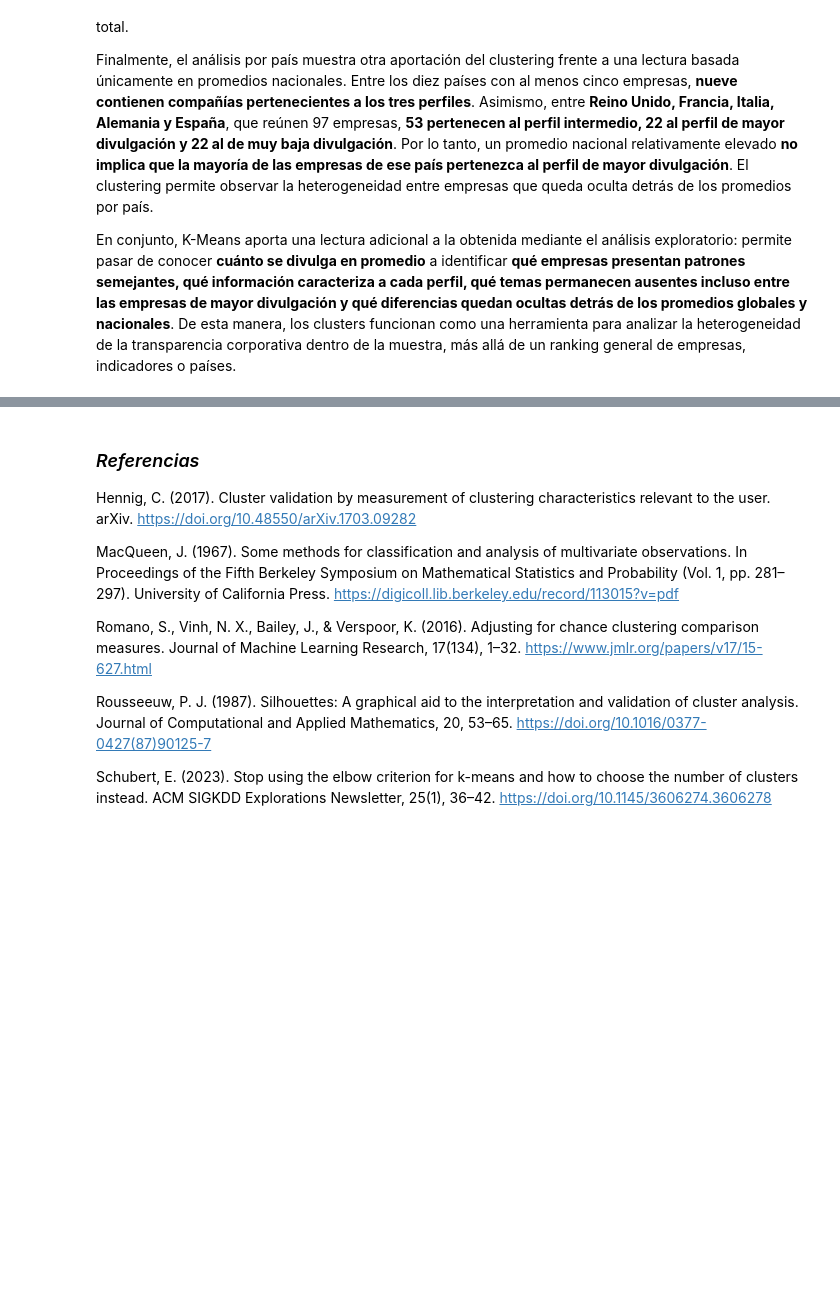
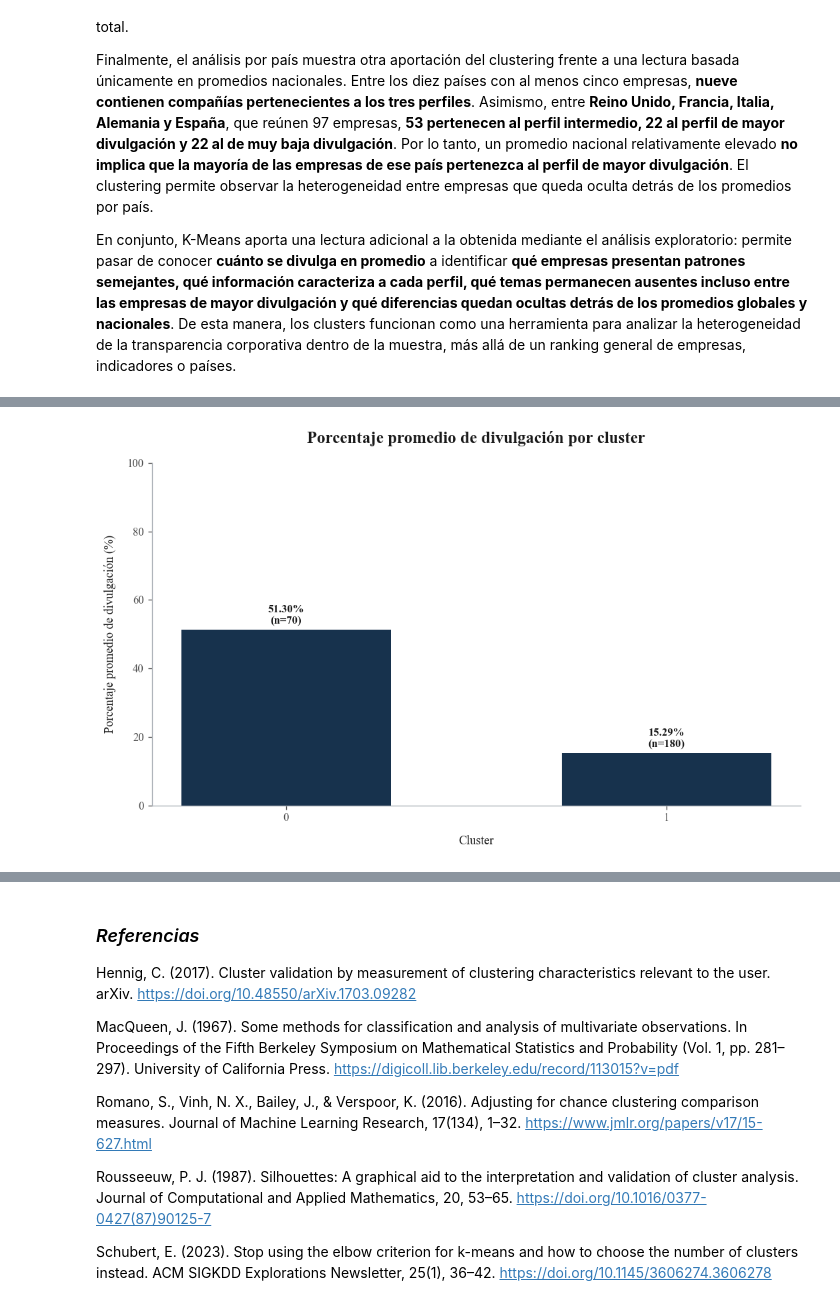
Before and after one commit to avrilsalazarrodriguez/fashion-transparency-index-2023, a Jupyter notebook: scripts/04_Agrupamiento_de_empresas (clustering).ipynb, the cells around one changed output, grey strips where cells are left out. Cells and saved outputs as stored; diff of their text form; code cells hidden in the pictures; blank space fills up the shorter version.

```diff
--- a/scripts/04_Agrupamiento_de_empresas (clustering).ipynb
+++ b/scripts/04_Agrupamiento_de_empresas (clustering).ipynb
@@ -2650,0 +3278,81 @@ En conjunto, K-Means aporta una lectura adicional a la obtenida mediante el aná
+# %%
+# Visualizamos el nivel promedio general de divulgación
+# correspondiente a los dos perfiles identificados
+
+fig, ax = plt.subplots(figsize=(9, 5.5))
+
+# Construimos una barra para cada cluster
+barras = ax.bar(
+    resumen_general_jerarquico[
+        "Cluster_Jerarquico"
+    ].astype(str),
+    resumen_general_jerarquico[
+        "Porcentaje_promedio_divulgacion"
+    ],
+    color=AZUL_MARINO,
+    width=0.55
+)
+
+# Incorporamos el título y los nombres de los ejes
+ax.set_title(
+    "Porcentaje promedio de divulgación por cluster",
+    pad=18
+)
+
+ax.set_xlabel(
+    "Cluster",
+    labelpad=10
+)
+
+ax.set_ylabel(
+    "Porcentaje promedio de divulgación (%)",
+    labelpad=10
+)
+
+# Eliminamos los bordes que no aportan información
+# para conservar el mismo formato visual del notebook
+ax.spines["top"].set_visible(False)
+ax.spines["right"].set_visible(False)
+ax.spines["left"].set_color(GRIS_MEDIO)
+ax.spines["bottom"].set_color(GRIS_MEDIO)
+
+# Añadimos el porcentaje promedio y el número
+# de empresas correspondiente a cada grupo
+for barra, porcentaje, empresas in zip(
+    barras,
+    resumen_general_jerarquico[
+        "Porcentaje_promedio_divulgacion"
+    ],
+    resumen_general_jerarquico[
+        "Empresas"
+    ]
+):
+
+    ax.text(
+        barra.get_x() + barra.get_width() / 2,
+        barra.get_height() + 1,
+        f"{porcentaje:.2f}%\n(n={empresas})",
+        ha="center",
+        va="bottom",
+        fontsize=10,
+        fontweight="bold",
+        color=NEGRO
+    )
+
+# Utilizamos la misma escala porcentual
+# empleada en la caracterización de K-Means
+ax.set_ylim(0, 100)
+
+# Ajustamos los márgenes
+fig.tight_layout()
+
+# Guardamos la figura
+guardar_figura(
+    fig,
+    "jerarquico_divulgacion_promedio_clusters"
+)
+
+# Mostramos la figura
+plt.show()
+# %% [output]
+[figure, added]
```
Also changed, not shown: parts of 31 cells of this notebook, 7 other files.
